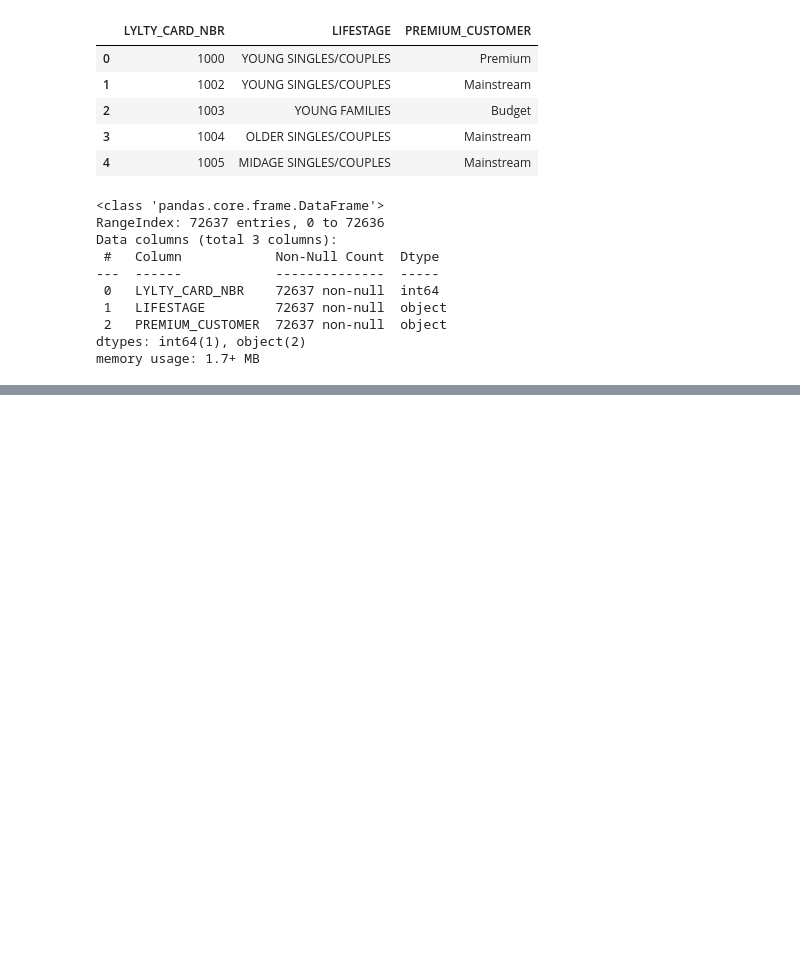
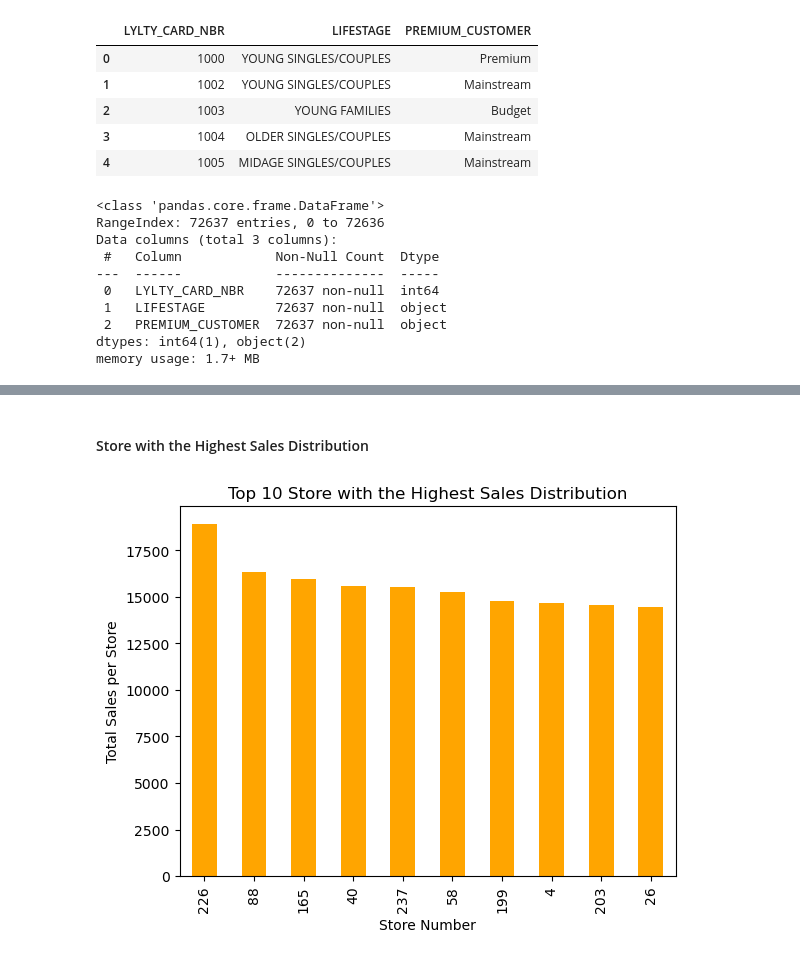
Before and after one commit to mwemaphil/Quantium_Data_Analytics_Internship, a Jupyter notebook: Quantium Data Analytics.ipynb, the cells around one changed output, grey strips where cells are left out. Drawn from its saved outputs; the diff is of its cells as text; code cells hidden in the pictures; blank space fills up the shorter version.

```diff
--- a/Quantium Data Analytics.ipynb
+++ b/Quantium Data Analytics.ipynb
@@ -104,0 +198,9 @@ memory usage: 1.7+ MB
+# %% [markdown]
+#### Store with the Highest Sales Distribution
+# %%
+data['TOT_SALES'].groupby(data['STORE_NBR']).sum().sort_values(ascending = False)[:10].plot(kind = 'bar', color = 'orange');
+plt.xlabel('Store Number')
+plt.ylabel('Total Sales per Store')
+plt.title('Top 10 Store with the Highest Sales Distribution');
+# %% [output]
+[figure, added]
```
Also changed, not shown: parts of 29 cells of this notebook.
